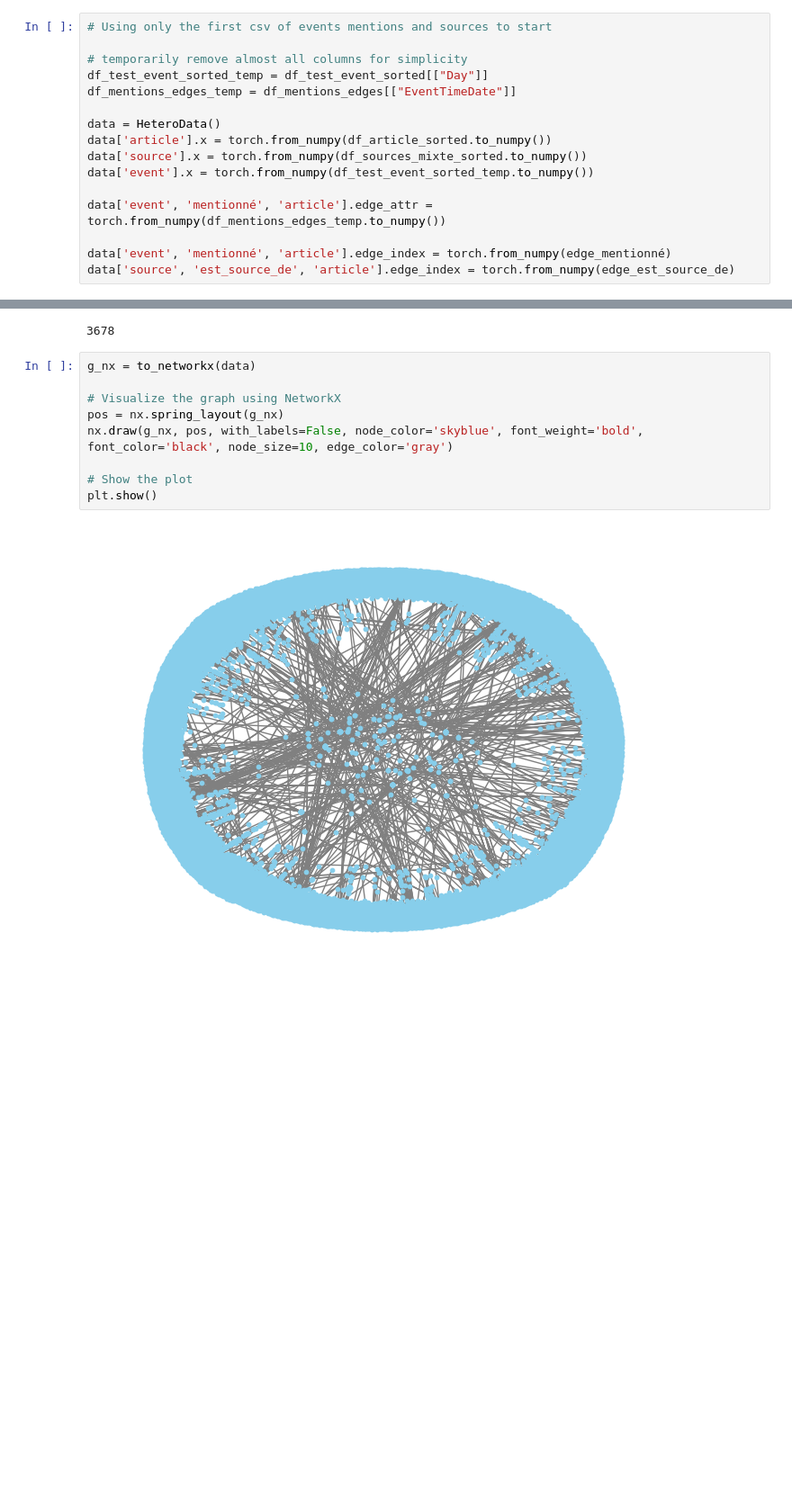
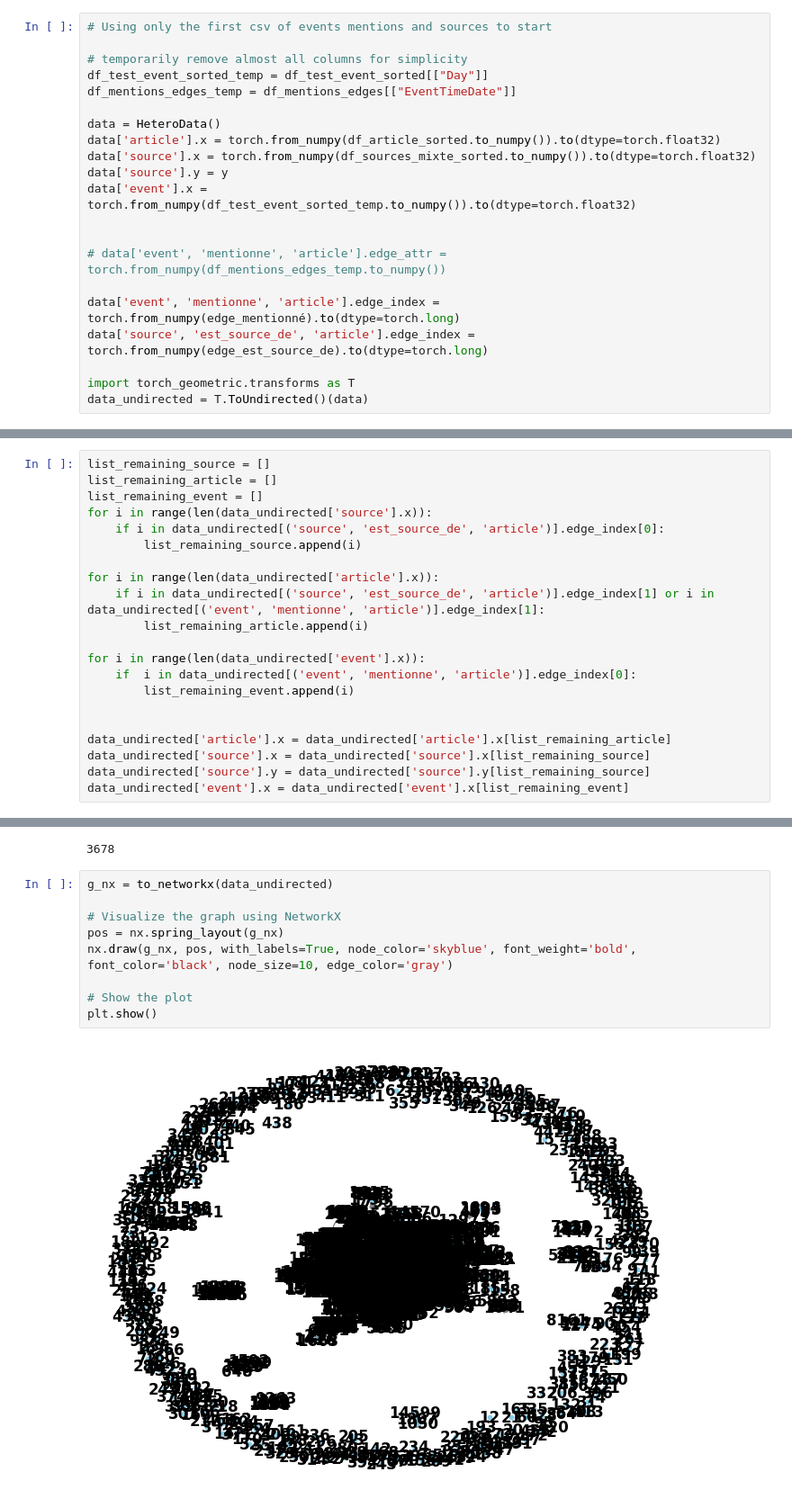
Before and after one commit to MatthiasPicard/fake-news-detection, a Jupyter notebook: urls.ipynb, the cells around one changed output, grey strips where cells are left out. Shown at 90% size. Saved outputs shown, nothing was run; the diff lists cells and outputs as text; blank space fills up the shorter version.

Commit message:
undirected masks and started model

```diff
--- a/urls.ipynb
+++ b/urls.ipynb
@@ -438,11 +470,16 @@ df_test_event_sorted_temp = df_test_event_sorted[["Day"]]
 df_mentions_edges_temp = df_mentions_edges[["EventTimeDate"]]
 
 data = HeteroData()
-data['article'].x = torch.from_numpy(df_article_sorted.to_numpy())
-data['source'].x = torch.from_numpy(df_sources_mixte_sorted.to_numpy())
-data['event'].x = torch.from_numpy(df_test_event_sorted_temp.to_numpy())
+data['article'].x = torch.from_numpy(df_article_sorted.to_numpy()).to(dtype=torch.float32)
+data['source'].x = torch.from_numpy(df_sources_mixte_sorted.to_numpy()).to(dtype=torch.float32)
+data['source'].y = y
+data['event'].x = torch.from_numpy(df_test_event_sorted_temp.to_numpy()).to(dtype=torch.float32)
 
-data['event', 'mentionné', 'article'].edge_attr = torch.from_numpy(df_mentions_edges_temp.to_numpy())
 
-data['event', 'mentionné', 'article'].edge_index = torch.from_numpy(edge_mentionné)
-data['source', 'est_source_de', 'article'].edge_index = torch.from_numpy(edge_est_source_de)
+# data['event', 'mentionne', 'article'].edge_attr = torch.from_numpy(df_mentions_edges_temp.to_numpy())
+
+data['event', 'mentionne', 'article'].edge_index = torch.from_numpy(edge_mentionné).to(dtype=torch.long)
+data['source', 'est_source_de', 'article'].edge_index = torch.from_numpy(edge_est_source_de).to(dtype=torch.long)
+
+import torch_geometric.transforms as T
+data_undirected = T.ToUndirected()(data)
@@ -461,0 +528,21 @@ HeteroData(
+# %%
+list_remaining_source = []
+list_remaining_article = []
+list_remaining_event = []
+for i in range(len(data_undirected['source'].x)):
+    if i in data_undirected[('source', 'est_source_de', 'article')].edge_index[0]:
+        list_remaining_source.append(i)
+
+for i in range(len(data_undirected['article'].x)):
+    if i in data_undirected[('source', 'est_source_de', 'article')].edge_index[1] or i in data_undirected[('event', 'mentionne', 'article')].edge_index[1]:
+        list_remaining_article.append(i)
+
+for i in range(len(data_undirected['event'].x)):
+    if  i in data_undirected[('event', 'mentionne', 'article')].edge_index[0]:
+        list_remaining_event.append(i)
+
+
+data_undirected['article'].x = data_undirected['article'].x[list_remaining_article]
+data_undirected['source'].x = data_undirected['source'].x[list_remaining_source]
+data_undirected['source'].y = data_undirected['source'].y[list_remaining_source]
+data_undirected['event'].x = data_undirected['event'].x[list_remaining_event]
@@ -480,13 +584,13 @@ data.num_edges
 # %% [output]
 3678
 # %%
-g_nx = to_networkx(data)
+g_nx = to_networkx(data_undirected)
 
 # Visualize the graph using NetworkX
 pos = nx.spring_layout(g_nx)
-nx.draw(g_nx, pos, with_labels=False, node_color='skyblue', font_weight='bold', font_color='black', node_size=10, edge_color='gray')
+nx.draw(g_nx, pos, with_labels=True, node_color='skyblue', font_weight='bold', font_color='black', node_size=10, edge_color='gray')
 
 # Show the plot
 plt.show()
 # %% [output]
-[figure, old version]
+[figure, new version]
```
Also changed, not shown: parts of 31 cells of this notebook, 1 other file.
